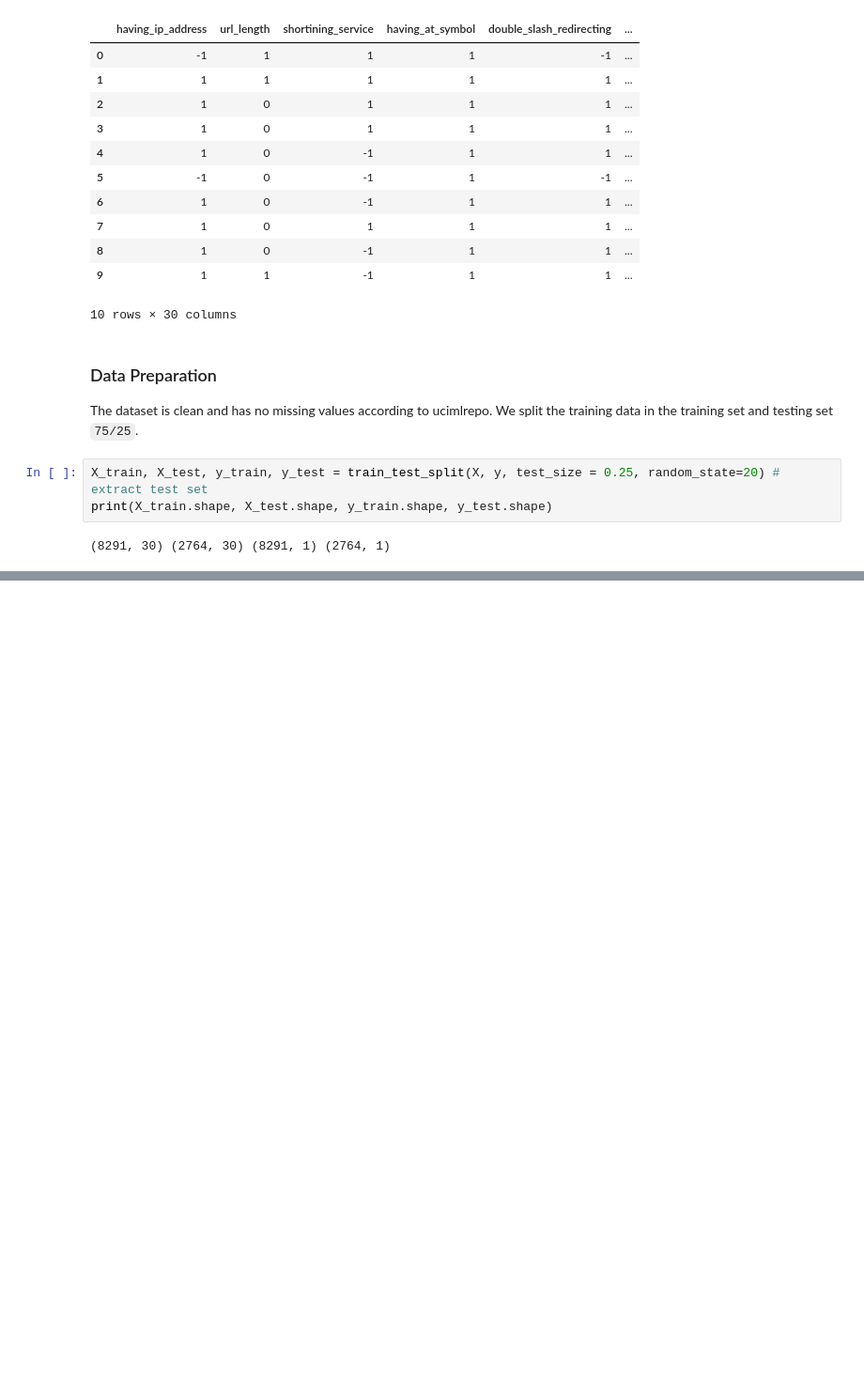
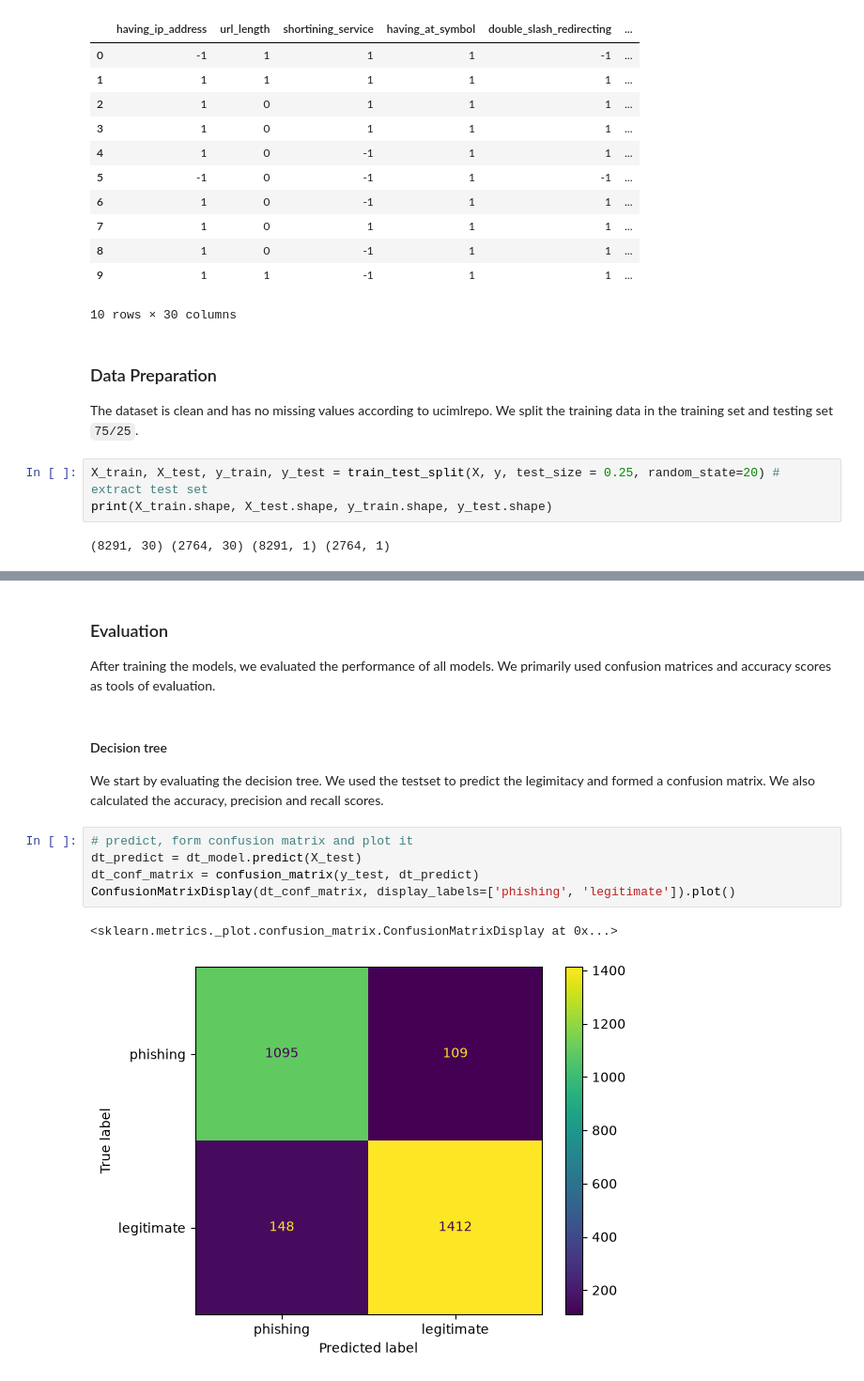
Before and after one commit to alekkiq/dkko-g2, a Jupyter notebook: assignments/mod_5_6.ipynb, the cells around one changed output, grey strips where cells are left out. Shown at 94% size. Cells and saved outputs as stored; diff of their text form; blank space fills up the shorter version.

```diff
--- a/assignments/mod_5_6.ipynb
+++ b/assignments/mod_5_6.ipynb
@@ -58,0 +103,16 @@ plt.show()
+# %% [markdown]
+### Evaluation
+
+After training the models, we evaluated the performance of all models. We primarily used confusion matrices and accuracy scores as tools of evaluation.
+# %% [markdown]
+#### Decision tree
+
+We start by evaluating the decision tree. We used the testset to predict the legimitacy and formed a confusion matrix. We also calculated the accuracy, precision and recall scores.
+# %%
+# predict, form confusion matrix and plot it
+dt_predict = dt_model.predict(X_test)
+dt_conf_matrix = confusion_matrix(y_test, dt_predict)
+ConfusionMatrixDisplay(dt_conf_matrix, display_labels=['phishing', 'legitimate']).plot()
+# %% [output]
+<sklearn.metrics._plot.confusion_matrix.ConfusionMatrixDisplay at 0x...>
+[figure, added]
```
Also changed, not shown: parts of 21 cells of this notebook.
